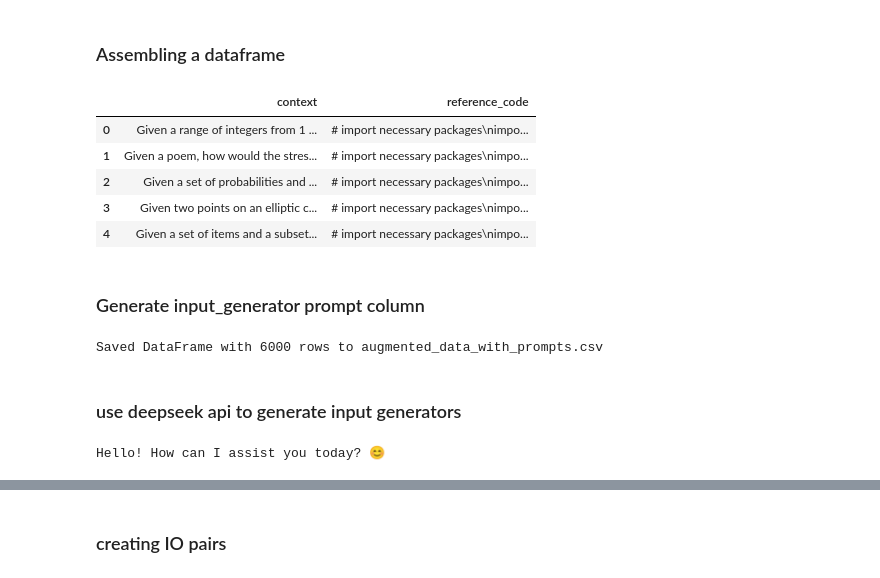
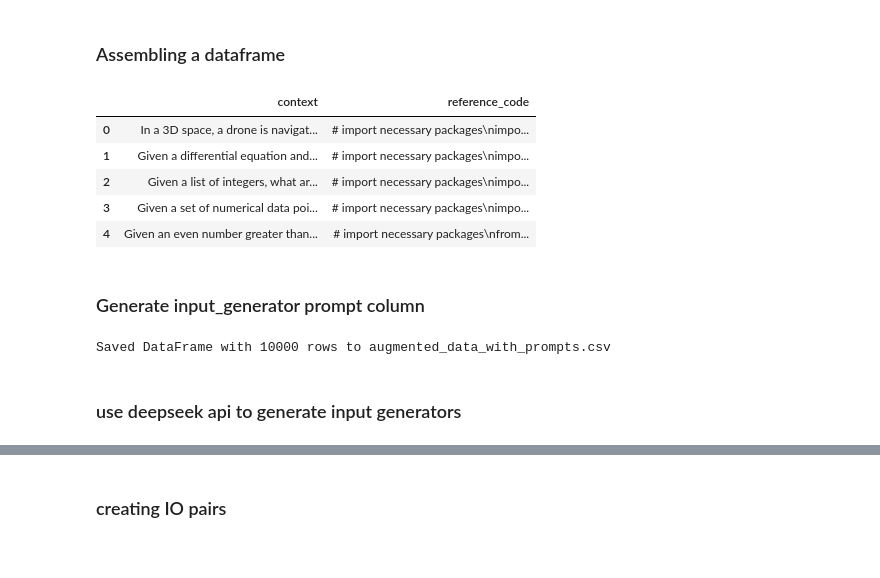
Before and after one commit to Ovanerven/DL2_CodeI-O, a Jupyter notebook: Code_IO_aug/additions/Augmentation_pipeline.ipynb, the cells around one changed output, grey strips where cells are left out. Cells and saved outputs as stored; diff of their text form; code cells hidden in the pictures.

```diff
--- a/Code_IO_aug/additions/Augmentation_pipeline.ipynb
+++ b/Code_IO_aug/additions/Augmentation_pipeline.ipynb
@@ -74,40 +74,40 @@ def process_data(input_file, max_rows=None):
 
     records = []
     for item in tqdm(data):
         if 'prompt' not in item:
             continue
 
         context = extract_context(item['prompt'])
         reference_code = extract_reference_code(item['prompt'])
 
         if context and reference_code:
             records.append({
                 'context': context,
                 'reference_code': reference_code,
             })
 
     return pd.DataFrame(records)
 
 # --- Configurable parameters ---
 NUM_ROWS = None  # Set to None to process all rows
-OUTPUT_CSV = '../processed_data/extracted_contexts.csv'
+# OUTPUT_CSV = '../processed_data/extracted_contexts.csv'
 
 # Setup paths
 data_dir = '../generated_data'
-input_file = os.path.join(data_dir, 'subset (1).jsonl')
+input_file = os.path.join(data_dir, 'ast-pyedur_full_subset.jsonl')
 
 # Process data and create DataFrame
 df = process_data(input_file, max_rows=NUM_ROWS)
 
 # Display first few rows
 df.head()
 # %% [output]
 |  | context | reference_code |
-| 0 | Given a range of integers from 1 ... | # import necessary packages\nimpo... |
-| 1 | Given a poem, how would the stres... | # import necessary packages\nimpo... |
-| 2 | Given a set of probabilities and ... | # import necessary packages\nimpo... |
-| 3 | Given two points on an elliptic c... | # import necessary packages\nimpo... |
-| 4 | Given a set of items and a subset... | # import necessary packages\nimpo... |
+| 0 | In a 3D space, a drone is navigat... | # import necessary packages\nimpo... |
+| 1 | Given a differential equation and... | # import necessary packages\nimpo... |
+| 2 | Given a list of integers, what ar... | # import necessary packages\nimpo... |
+| 3 | Given a set of numerical data poi... | # import necessary packages\nimpo... |
+| 4 | Given an even number greater than... | # import necessary packages\nfrom... |
 # %% [markdown]
 ### Generate input_generator prompt column
 # %%
@@ -171,25 +171,8 @@ df['input_generator_prompt'] = df.apply(create_input_generator_prompt, axis=1)
 df.to_csv('../generated_data/augmented_data_with_prompts.csv', index=False)
 print(f"Saved DataFrame with {len(df)} rows to augmented_data_with_prompts.csv")
 # %% [output]
-Saved DataFrame with 6000 rows to augmented_data_with_prompts.csv
+Saved DataFrame with 10000 rows to augmented_data_with_prompts.csv
 # %% [markdown]
 ### use deepseek api to generate input generators
 # %%
 key = "sk-19ae0ae5f65940a2869149d2a0fe2c82"
-# %%
-from openai import OpenAI
-import time
-client = OpenAI(api_key=key, base_url="https://api.deepseek.com")
-
-response = client.chat.completions.create(
-    model="deepseek-chat",
-    messages=[
-        {"role": "system", "content": "You are a helpful assistant"},
-        {"role": "user", "content": "Hello"},
-    ],
-    stream=False
-)
-
-print(response.choices[0].message.content)
-# %% [output]
-Hello! How can I assist you today? 😊
```
Also changed, not shown: parts of 6 cells of this notebook, 13 other files.
